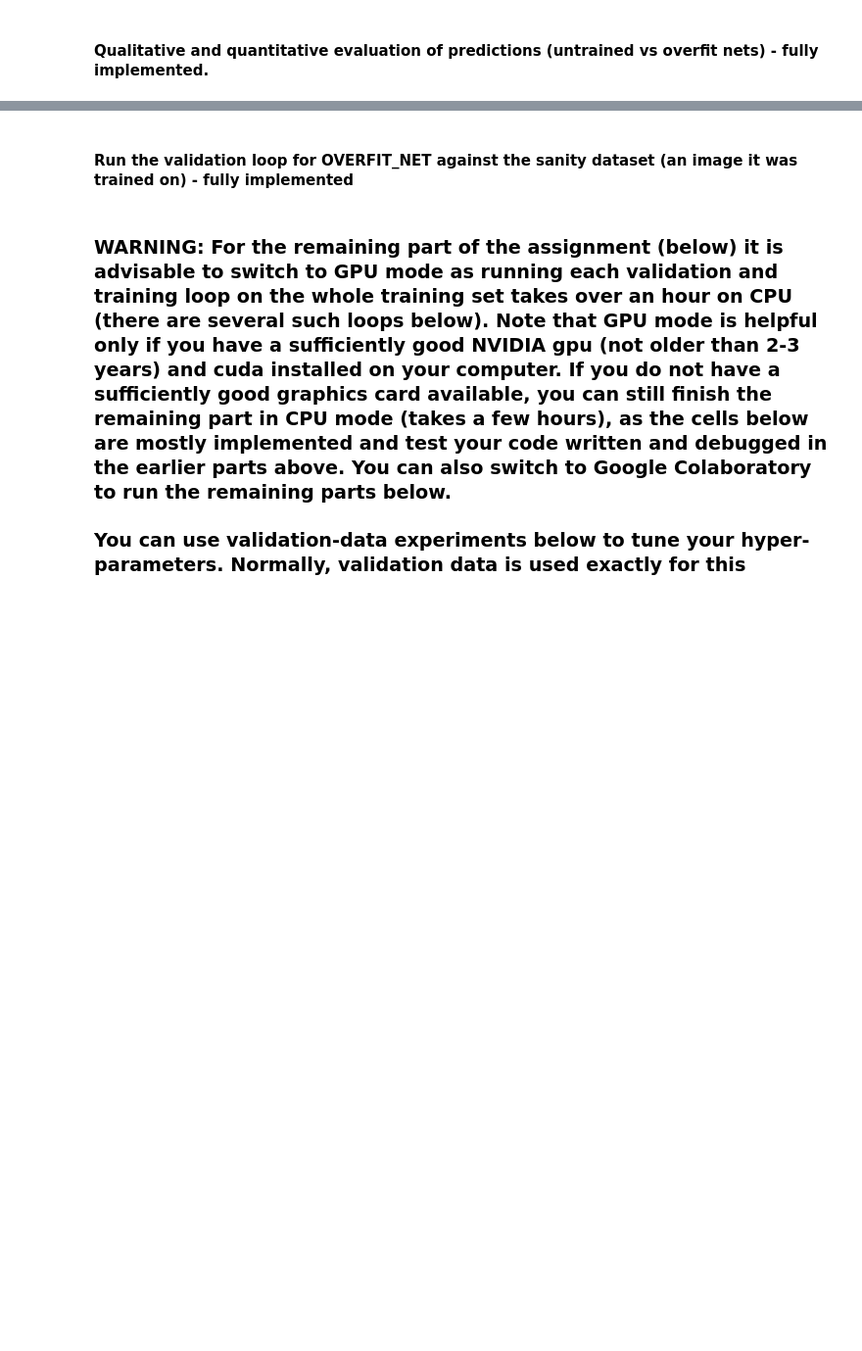
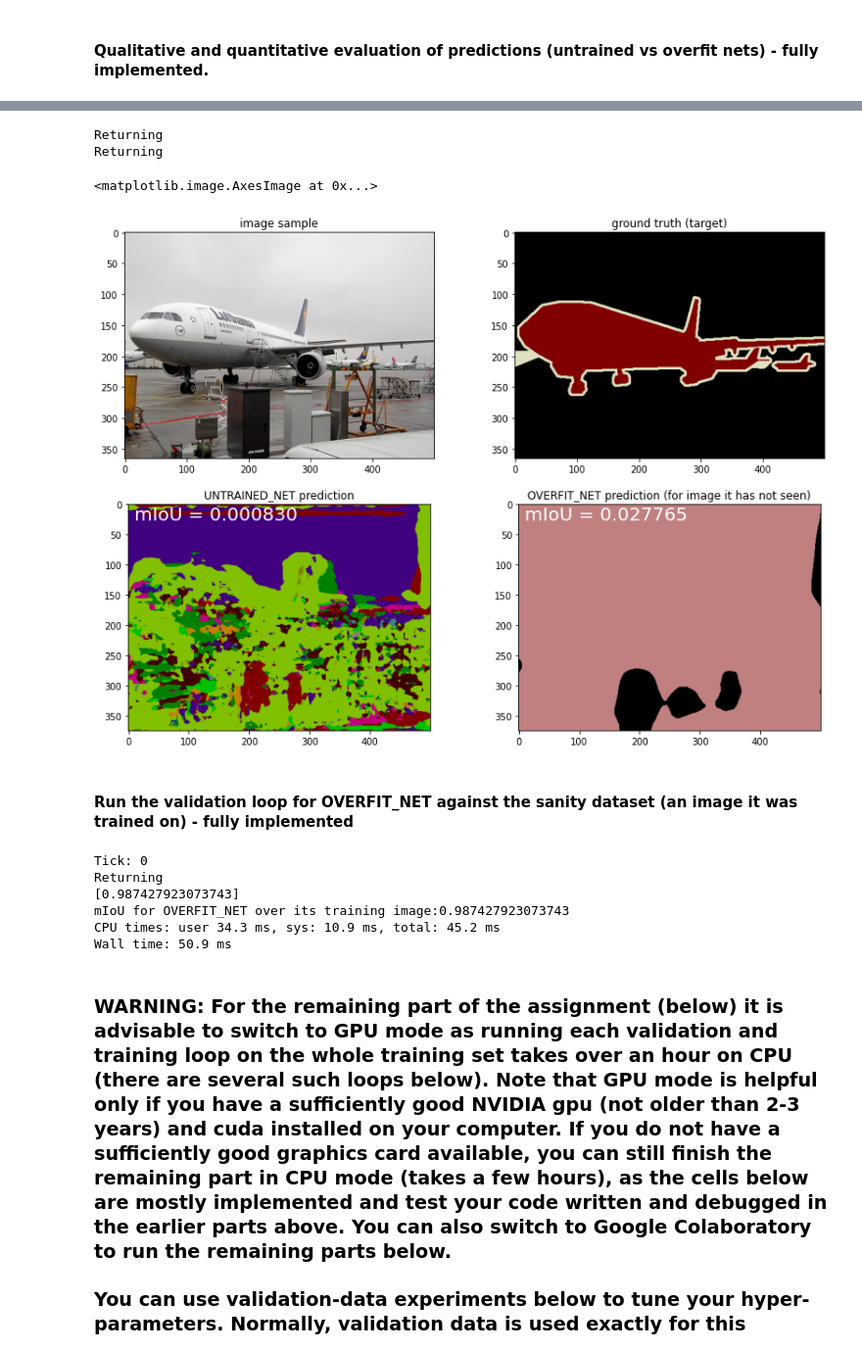
Before and after one commit to ArjunNarayan2066/Test, a Jupyter notebook: MySemanticSegmentation_student.ipynb, the cells around one changed output, grey strips where cells are left out. Shown at 98% size. Drawn from its saved outputs; the diff is of its cells as text; code cells hidden in the pictures; blank space fills up the shorter version.

```diff
--- a/MySemanticSegmentation_student.ipynb
+++ b/MySemanticSegmentation_student.ipynb
@@ -29,7 +29,7 @@ Proficiency with PyTorch is required. Working through the PyTorch tutorials will
 
 # It is best to start with USE_GPU = False (implying CPU). Switch USE_GPU to True only if you want to use GPU. However...
 # we strongly recommend to wait until you are absolutely sure your CPU-based code works (at least on single image dataset)
-USE_GPU = False
+USE_GPU = True
 # %%
 # Python Libraries
 import random
@@ -826,43 +824,56 @@ ax4.imshow(colorize_mask(torch.argmax(sample_output_O, dim=1).cpu().numpy()[0]))
 # %%
-sample_img, sample_target = JointNormalize(*norm)(*JointToTensor()(*sample2))
+img, target = JointResize((375,500))(*sample2)
+sample_img, sample_target = JointNormalize(*norm)(img, target)
 if USE_GPU:
     sample_img = sample_img.cuda()
 sample_output_O = overfit_net.forward(sample_img[None])
 sample_output_U = untrained_net.forward(sample_img[None])
 
 # computing mIOU (quantitative measure of accuracy for network predictions)
 if USE_GPU:
     pred_O = torch.argmax(sample_output_O, dim=1).cpu().numpy()[0]
     pred_U = torch.argmax(sample_output_U, dim=1).cpu().numpy()[0]
 else:
     pred_O = torch.argmax(sample_output_O, dim=1).numpy()[0]
     pred_U = torch.argmax(sample_output_U, dim=1).numpy()[0]
 
-gts = torch.from_numpy(np.array(sample2[1].convert('P'), dtype=np.int32)).long().numpy()
+gts = target.numpy()#torch.from_numpy(np.array(target.convert('P'), dtype=np.int32)).long().numpy()
 gts[gts == 255] = -1
 conf_O = eval_semantic_segmentation(pred_O[None], gts[None])
 conf_U = eval_semantic_segmentation(pred_U[None], gts[None])
 
 fig = plt.figure(figsize=(14,10))
 ax1 = fig.add_subplot(2,2,1)
 plt.title('image sample')
 ax1.imshow(sample2[0])
 ax2 = fig.add_subplot(2,2,2)
 plt.title('ground truth (target)')
 ax2.imshow(sample2[1])
 ax3 = fig.add_subplot(2,2,3)
 plt.title('UNTRAINED_NET prediction')
 ax3.text(10, 25, 'mIoU = {:_>8.6f}'.format(conf_U['miou']), fontsize=20, color='white')
 ax3.imshow(colorize_mask(torch.argmax(sample_output_U, dim=1).cpu().numpy()[0]))
 ax4 = fig.add_subplot(2,2,4)
 plt.title('OVERFIT_NET prediction (for image it has not seen)')
 ax4.text(10, 25, 'mIoU = {:_>8.6f}'.format(conf_O['miou']), fontsize=20, color='white')
 ax4.imshow(colorize_mask(torch.argmax(sample_output_O, dim=1).cpu().numpy()[0]))
+# %% [output]
+Returning
+Returning
+<matplotlib.image.AxesImage at 0x...>
+[figure, added]
 # %% [markdown]
 #### Run the validation loop for OVERFIT_NET against the sanity dataset (an image it was trained on) - fully implemented
 # %%
 %%time
 print("mIoU for OVERFIT_NET over its training image:{}".format(validate(sanity_loader, overfit_net)[1]))
+# %% [output]
+Tick: 0
+Returning
+[0.987427923073743]
+mIoU for OVERFIT_NET over its training image:0.987427923073743
+CPU times: user 34.3 ms, sys: 10.9 ms, total: 45.2 ms
+Wall time: 50.9 ms
 # %% [markdown]
 ### WARNING: For the remaining part of the assignment (below) it is advisable to switch to GPU mode as running each validation and training loop on the whole training set takes over an hour on CPU (there are several such loops below). Note that GPU mode is helpful only if you have a sufficiently good NVIDIA gpu (not older than 2-3 years) and cuda installed on your computer. If you do not have a sufficiently good graphics card available, you can still finish the remaining part in CPU mode (takes a few hours), as the cells below are mostly implemented and test your code written and debugged in the earlier parts above. You can also switch to Google Colaboratory to run the remaining parts below.
 
```
Also changed, not shown: parts of 12 cells of this notebook.
